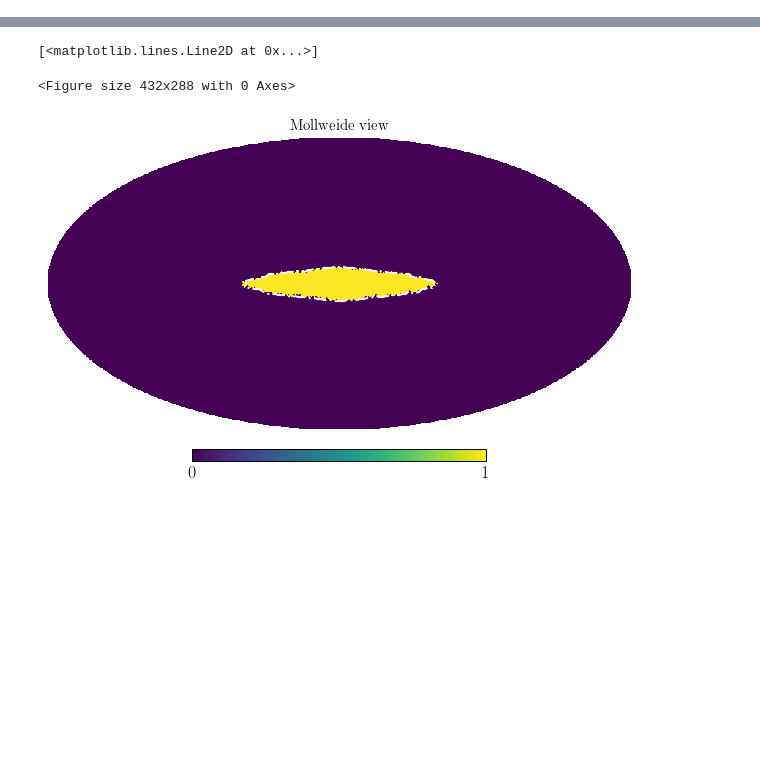
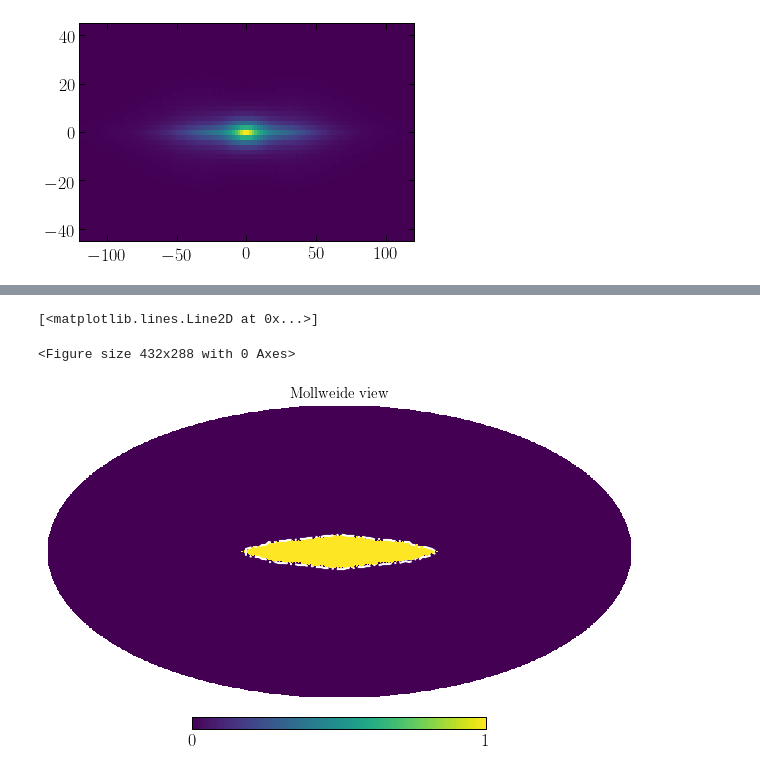
Before and after one commit to bradkav/axion-miniclusters, a Jupyter notebook: code/plotting/SkyMaps.ipynb, the cells around one changed output, grey strips where cells are left out. Cells and saved outputs as stored; diff of their text form; code cells hidden in the pictures; blank space fills up the shorter version.

```diff
--- a/code/plotting/SkyMaps.ipynb
+++ b/code/plotting/SkyMaps.ipynb
@@ -98,0 +105,12 @@ hp.mollview(np.arange(12))
+# %%
+long_bins = np.linspace(-120, 120, 121)
+lat_bins = np.linspace(-45, 45, 46)
+long_c = long_bins[1:] + np.diff(long_bins)
+lat_c = lat_bins[1:] + np.diff(lat_bins)
+
+width = long_bins[-1] - long_bins[0]
+height = lat_bins[-1] - lat_bins[0]
+# %%
+h_all,_,_,_ = plt.hist2d(long_NFW, lat_NFW, bins=(long_bins, lat_bins), density=True)#, range=None, density=False, weights=None, cmin=None, cmax=None, cmap=value)
+# %% [output]
+[figure, added]
```
Also changed, not shown: parts of 31 cells of this notebook, 23 other files.
